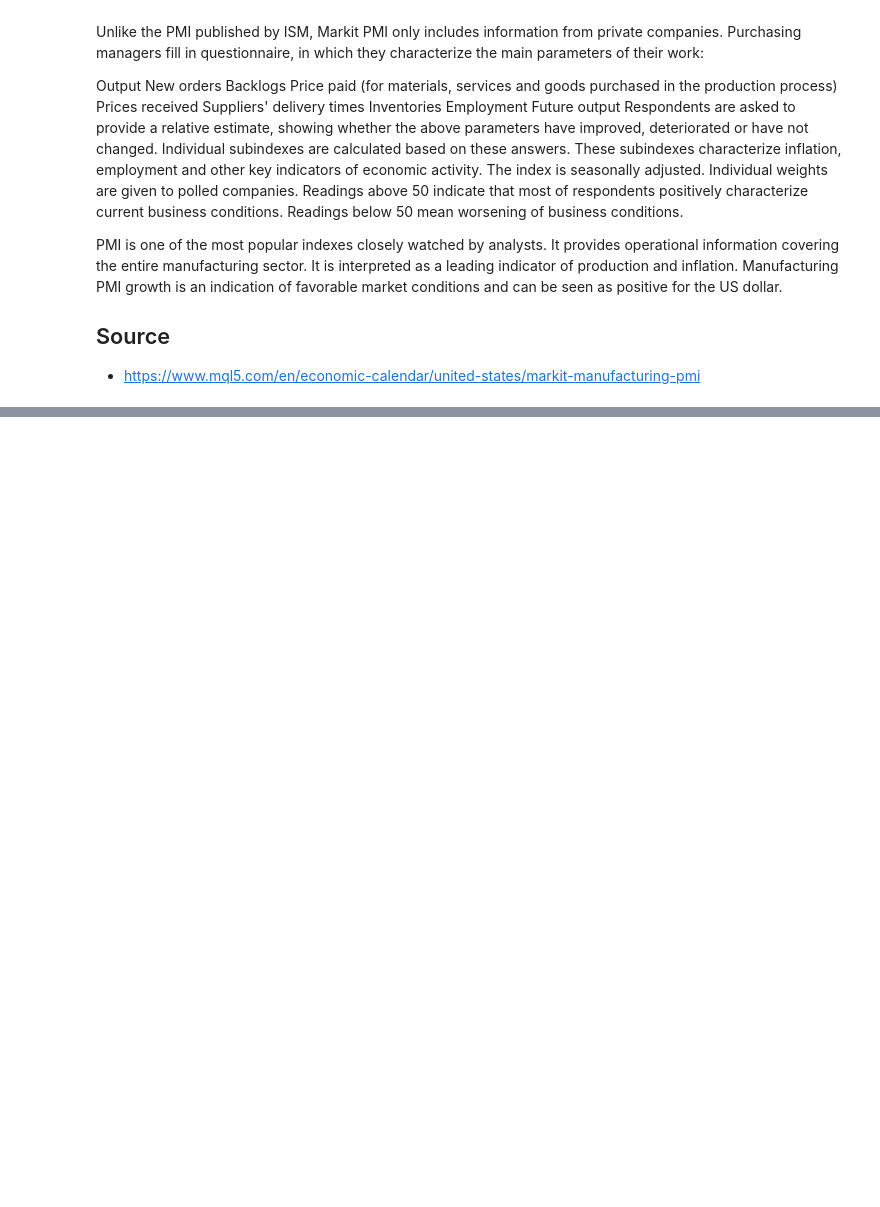
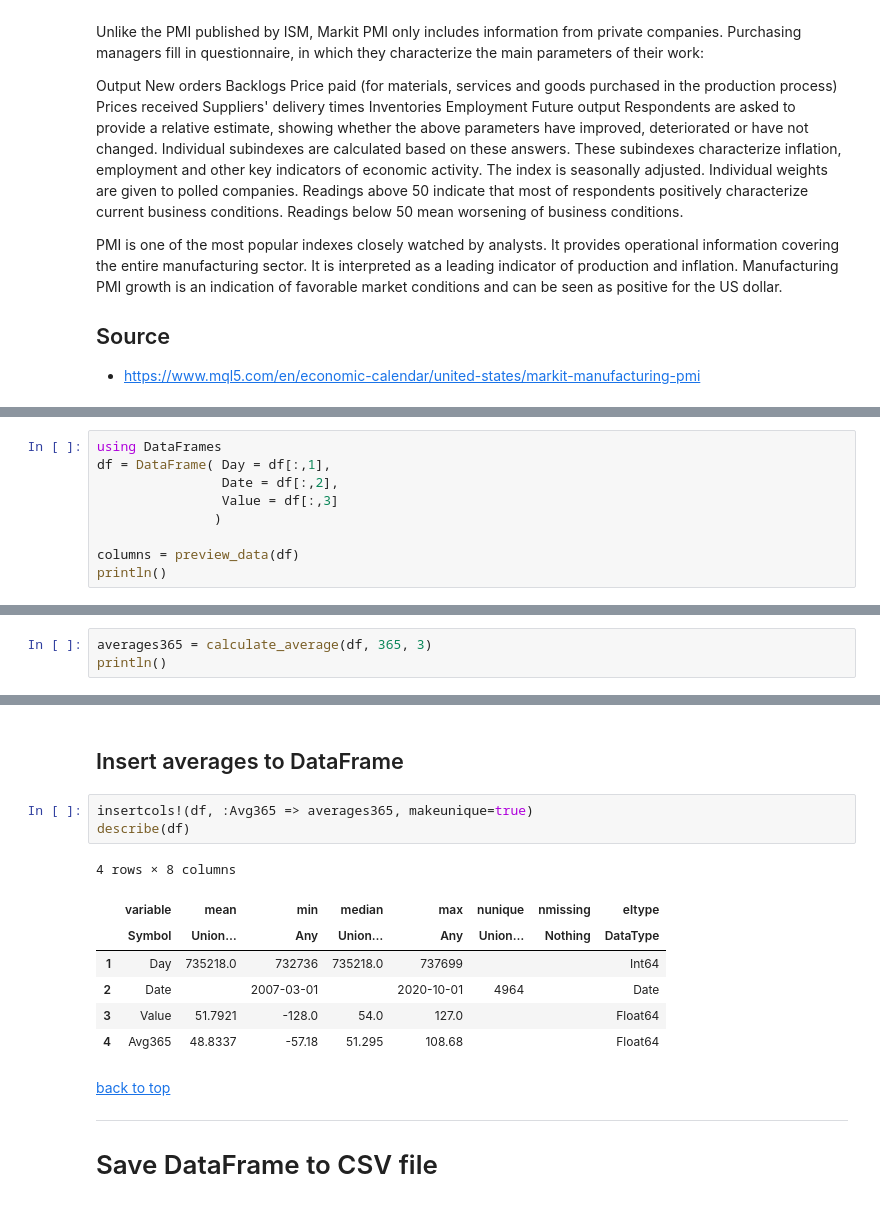
Before and after one commit to UkiDLucas/MarketIndicators.jl, a Jupyter notebook: Markit Manufacturing PMI.ipynb, the cells around one changed output, grey strips where cells are left out. Saved outputs shown, nothing was run; the diff lists cells and outputs as text; blank space fills up the shorter version.

```diff
--- a/Markit Manufacturing PMI.ipynb
+++ b/Markit Manufacturing PMI.ipynb
@@ -25,0 +141,9 @@ PMI is one of the most popular indexes closely watched by analysts. It provides
+# %%
+using DataFrames
+df = DataFrame( Day = df[:,1],
+                Date = df[:,2],
+                Value = df[:,3]
+               )
+
+columns = preview_data(df)
+println()
@@ -25,0 +274,3 @@ PMI is one of the most popular indexes closely watched by analysts. It provides
+# %%
+averages365 = calculate_average(df, 365, 3)
+println()
@@ -25,0 +294,18 @@ PMI is one of the most popular indexes closely watched by analysts. It provides
+# %% [markdown]
+## Insert averages to DataFrame
+# %%
+insertcols!(df, :Avg365 => averages365, makeunique=true)
+describe(df)
+# %% [output]
+4 rows × 8 columns
+|  | variable | mean | min | median | max | nunique | nmissing | eltype |
+|  | Symbol | Union… | Any | Union… | Any | Union… | Nothing | DataType |
+| 1 | Day | 735218.0 | 732736 | 735218.0 | 737699 |  |  | Int64 |
+| 2 | Date |  | 2007-03-01 |  | 2020-10-01 | 4964 |  | Date |
+| 3 | Value | 51.7921 | -128.0 | 54.0 | 127.0 |  |  | Float64 |
+| 4 | Avg365 | 48.8337 | -57.18 | 51.295 | 108.68 |  |  | Float64 |
+# %% [markdown]
+[back to top](#Table-of-Contents)
+<hr/>
+
+# Save DataFrame to CSV file
```
Also changed, not shown: parts of 26 cells of this notebook, 1 other file.
